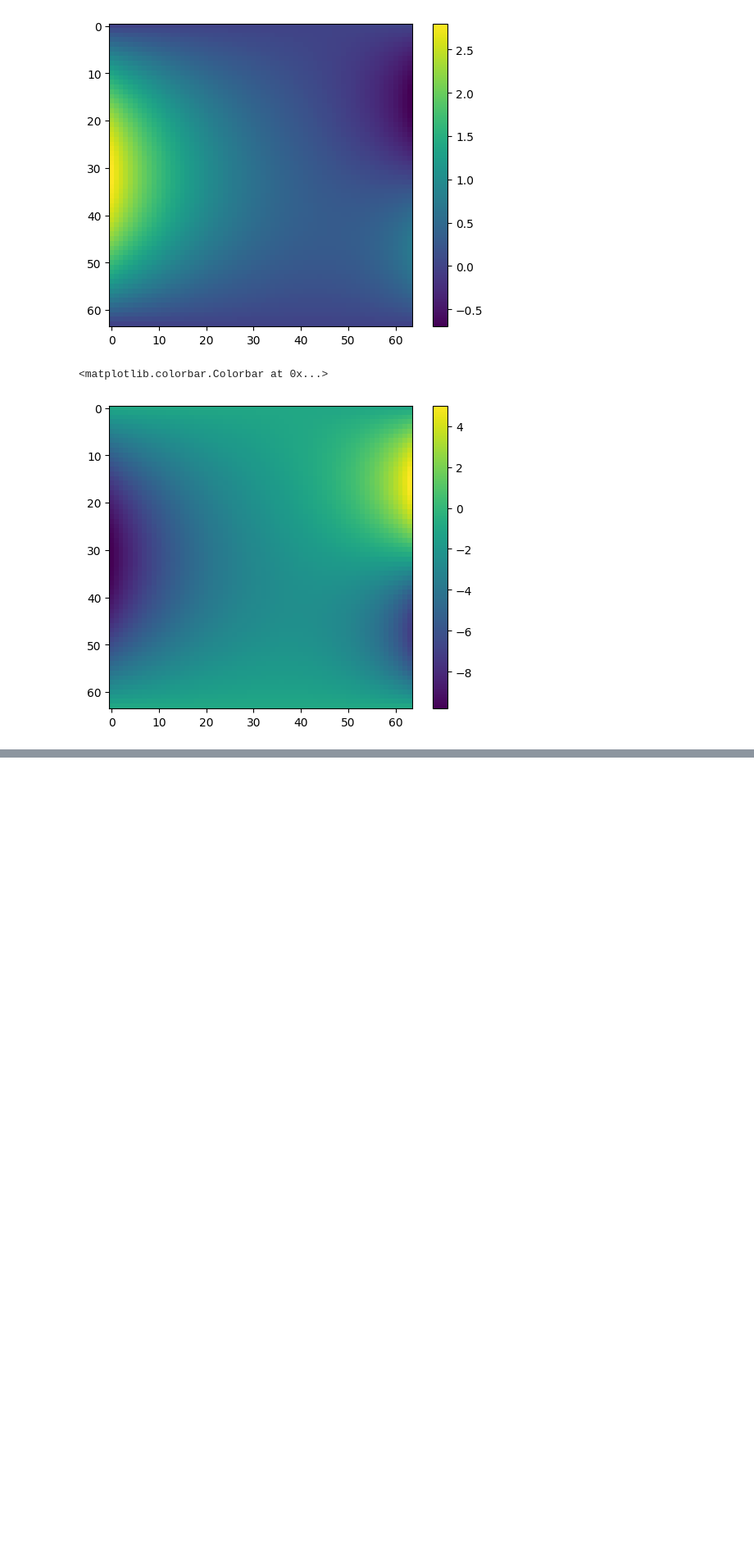
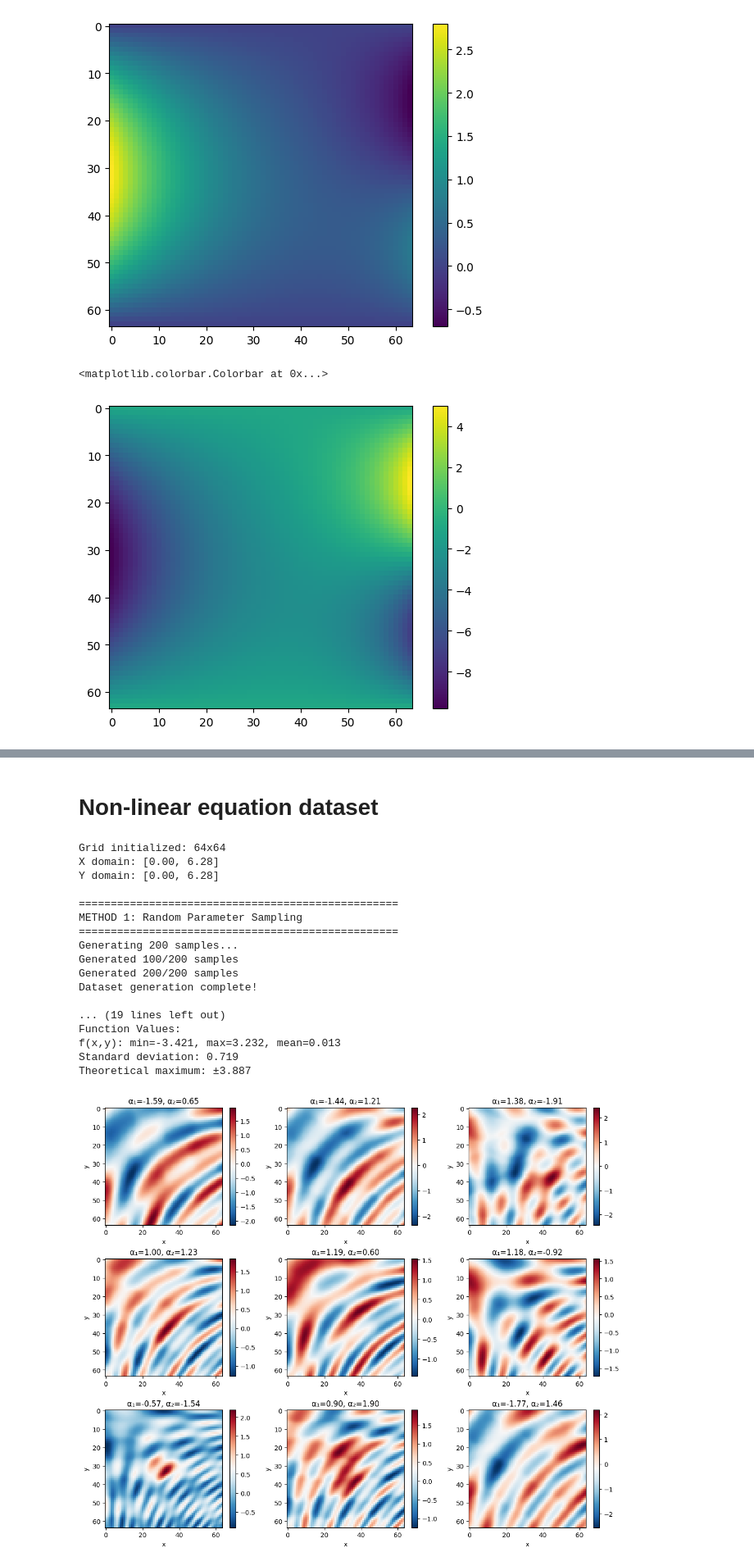
Before and after one commit to DavidRamosArchilla/denoising-diffusion-pytorch-fluid-mechanics, a Jupyter notebook: data_generation/download_and _read_datasets.ipynb, the cells around one changed output, grey strips where cells are left out. Shown at 82% size. Drawn from its saved outputs; the diff is of its cells as text; code cells hidden in the pictures; blank space fills up the shorter version.

```diff
--- a/data_generation/download_and _read_datasets.ipynb
+++ b/data_generation/download_and _read_datasets.ipynb
@@ -335,0 +372,2 @@ plt.colorbar()
+# %% [markdown]
+# Non-linear equation dataset
@@ -335,0 +580,61 @@ plt.colorbar()
+# %%
+generator = AnalyticalFunctionDataset(nx=64, ny=64, x_range=(0, 2*np.pi), y_range=(0, 2*np.pi))
+
+    # Method 1: Random sampling
+print("\n" + "="*50)
+print("METHOD 1: Random Parameter Sampling")
+print("="*50)
+
+solutions_random, parameters_random = generator.generate_dataset(
+    n_samples=200,
+    alpha1_range=(-2.0, 2.0),
+    alpha2_range=(-2.0, 2.0)
+)
+
+# Save random dataset
+generator.save_dataset(solutions_random, parameters_random, "non_linear_test")
+
+# Analyze dataset
+generator.analyze_dataset(solutions_random, parameters_random)
+
+# Visualize samples
+generator.visualize_samples(solutions_random, parameters_random, n_samples=9)
+
+# Method 2: Grid sampling (optional)
+# print("\n" + "="*50)
+# print("METHOD 2: Regular Grid Sampling")
+# print("="*50)
+
+# alpha1_grid = np.linspace(-2, 2, 10)
+# alpha2_grid = np.linspace(-2, 2, 10)
+
+# solutions_grid, parameters_grid = generator.generate_grid_dataset(alpha1_grid, alpha2_grid)
+
+# # Save grid datase
+# generator.save_dataset(solutions_grid, parameters_grid, "analytical_grid")
+
+# # Analyze grid dataset
+# generator.analyze_dataset(solutions_grid, parameters_grid)
+
+# print("\n" + "="*50)
+# print("DATASETS READY FOR CNN TRAINING!")
+# print("="*50)
+# %% [output]
+Grid initialized: 64x64
+X domain: [0.00, 6.28]
+Y domain: [0.00, 6.28]
+
+==================================================
+METHOD 1: Random Parameter Sampling
+==================================================
+Generating 200 samples...
+Generated 100/200 samples
+Generated 200/200 samples
+Dataset generation complete!
+
+... (19 lines left out)
+Function Values:
+f(x,y): min=-3.421, max=3.232, mean=0.013
+Standard deviation: 0.719
+Theoretical maximum: ±3.887
+[figure, added]
```
Also changed, not shown: parts of 8 cells of this notebook, 2 other files.
